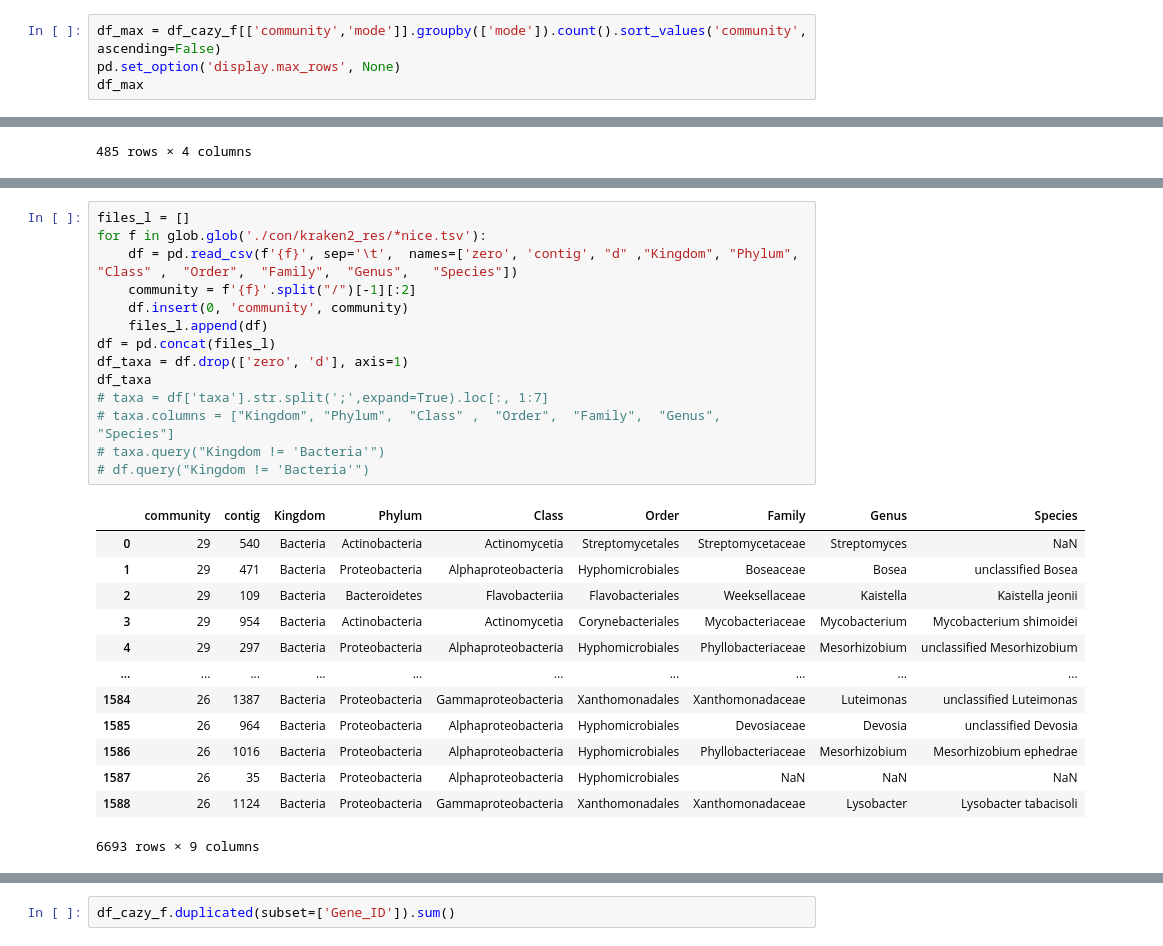
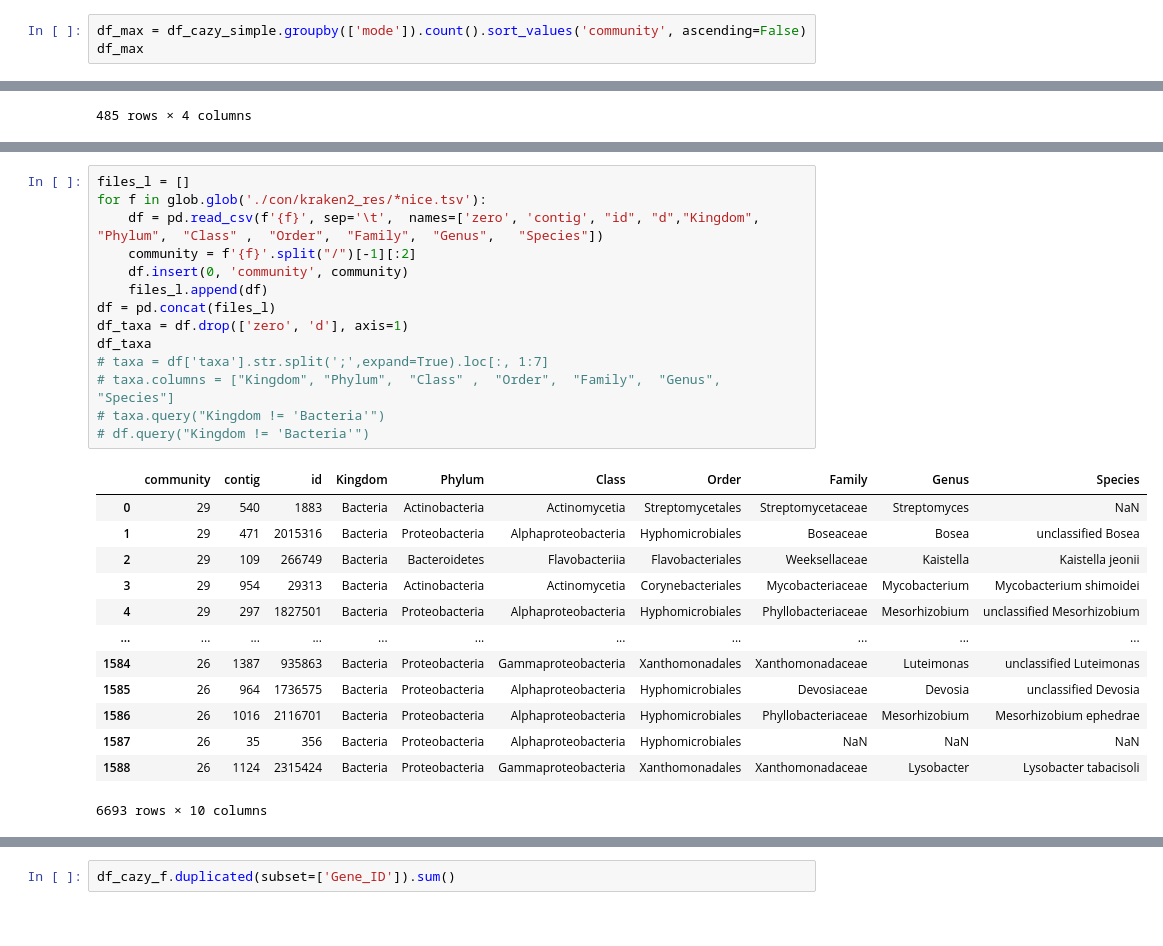
Before and after one commit to crabron/ARRIAM, a Jupyter notebook: communities.ipynb, the cells around one changed output, grey strips where cells are left out. Cells and saved outputs as stored; diff of their text form.

```diff
--- a/communities.ipynb
+++ b/communities.ipynb
@@ -299,5 +327,4 @@ df_cazy_simple = df_cazy_f[]
 # %%
-df_max = df_cazy_f[['community','mode']].groupby(['mode']).count().sort_values('community', ascending=False)
-pd.set_option('display.max_rows', None)
+df_max = df_cazy_simple.groupby(['mode']).count().sort_values('community', ascending=False)
 df_max
 # %% [output]
@@ -455,28 +507,28 @@ taxa_duplicates_dropped
 # %%
 files_l = []
 for f in glob.glob('./con/kraken2_res/*nice.tsv'):
-    df = pd.read_csv(f'{f}', sep='\t',  names=['zero', 'contig', "d" ,"Kingdom", "Phylum",  "Class" ,  "Order",  "Family",  "Genus",   "Species"])
+    df = pd.read_csv(f'{f}', sep='\t',  names=['zero', 'contig', "id", "d","Kingdom", "Phylum",  "Class" ,  "Order",  "Family",  "Genus",   "Species"])
     community = f'{f}'.split("/")[-1][:2]
     df.insert(0, 'community', community)
     files_l.append(df)
 df = pd.concat(files_l)
 df_taxa = df.drop(['zero', 'd'], axis=1)
 df_taxa
 # taxa = df['taxa'].str.split(';',expand=True).loc[:, 1:7]
 # taxa.columns = ["Kingdom", "Phylum",  "Class" ,  "Order",  "Family",  "Genus",   "Species"]
 # taxa.query("Kingdom != 'Bacteria'")
 # df.query("Kingdom != 'Bacteria'")
 # %% [output]
-|  | community | contig | Kingdom | Phylum | Class | Order | Family | Genus | Species |
-| 0 | 29 | 540 | Bacteria | Actinobacteria | Actinomycetia | Streptomycetales | Streptomycetaceae | Streptomyces | NaN |
-| 1 | 29 | 471 | Bacteria | Proteobacteria | Alphaproteobacteria | Hyphomicrobiales | Boseaceae | Bosea | unclassified Bosea |
-| 2 | 29 | 109 | Bacteria | Bacteroidetes | Flavobacteriia | Flavobacteriales | Weeksellaceae | Kaistella | Kaistella jeonii |
-| 3 | 29 | 954 | Bacteria | Actinobacteria | Actinomycetia | Corynebacteriales | Mycobacteriaceae | Mycobacterium | Mycobacterium shimoidei |
-| 4 | 29 | 297 | Bacteria | Proteobacteria | Alphaproteobacteria | Hyphomicrobiales | Phyllobacteriaceae | Mesorhizobium | unclassified Mesorhizobium |
-| ... | ... | ... | ... | ... | ... | ... | ... | ... | ... |
-| 1584 | 26 | 1387 | Bacteria | Proteobacteria | Gammaproteobacteria | Xanthomonadales | Xanthomonadaceae | Luteimonas | unclassified Luteimonas |
-| 1585 | 26 | 964 | Bacteria | Proteobacteria | Alphaproteobacteria | Hyphomicrobiales | Devosiaceae | Devosia | unclassified Devosia |
-| 1586 | 26 | 1016 | Bacteria | Proteobacteria | Alphaproteobacteria | Hyphomicrobiales | Phyllobacteriaceae | Mesorhizobium | Mesorhizobium ephedrae |
-| 1587 | 26 | 35 | Bacteria | Proteobacteria | Alphaproteobacteria | Hyphomicrobiales | NaN | NaN | NaN |
-| 1588 | 26 | 1124 | Bacteria | Proteobacteria | Gammaproteobacteria | Xanthomonadales | Xanthomonadaceae | Lysobacter | Lysobacter tabacisoli |
+|  | community | contig | id | Kingdom | Phylum | Class | Order | Family | Genus | Species |
+| 0 | 29 | 540 | 1883 | Bacteria | Actinobacteria | Actinomycetia | Streptomycetales | Streptomycetaceae | Streptomyces | NaN |
+| 1 | 29 | 471 | 2015316 | Bacteria | Proteobacteria | Alphaproteobacteria | Hyphomicrobiales | Boseaceae | Bosea | unclassified Bosea |
+| 2 | 29 | 109 | 266749 | Bacteria | Bacteroidetes | Flavobacteriia | Flavobacteriales | Weeksellaceae | Kaistella | Kaistella jeonii |
+| 3 | 29 | 954 | 29313 | Bacteria | Actinobacteria | Actinomycetia | Corynebacteriales | Mycobacteriaceae | Mycobacterium | Mycobacterium shimoidei |
+| 4 | 29 | 297 | 1827501 | Bacteria | Proteobacteria | Alphaproteobacteria | Hyphomicrobiales | Phyllobacteriaceae | Mesorhizobium | unclassified Mesorhizobium |
+| ... | ... | ... | ... | ... | ... | ... | ... | ... | ... | ... |
+| 1584 | 26 | 1387 | 935863 | Bacteria | Proteobacteria | Gammaproteobacteria | Xanthomonadales | Xanthomonadaceae | Luteimonas | unclassified Luteimonas |
+| 1585 | 26 | 964 | 1736575 | Bacteria | Proteobacteria | Alphaproteobacteria | Hyphomicrobiales | Devosiaceae | Devosia | unclassified Devosia |
+| 1586 | 26 | 1016 | 2116701 | Bacteria | Proteobacteria | Alphaproteobacteria | Hyphomicrobiales | Phyllobacteriaceae | Mesorhizobium | Mesorhizobium ephedrae |
+| 1587 | 26 | 35 | 356 | Bacteria | Proteobacteria | Alphaproteobacteria | Hyphomicrobiales | NaN | NaN | NaN |
+| 1588 | 26 | 1124 | 2315424 | Bacteria | Proteobacteria | Gammaproteobacteria | Xanthomonadales | Xanthomonadaceae | Lysobacter | Lysobacter tabacisoli |
-6693 rows × 9 columns
+6693 rows × 10 columns
```
Also changed, not shown: parts of 27 cells of this notebook.
